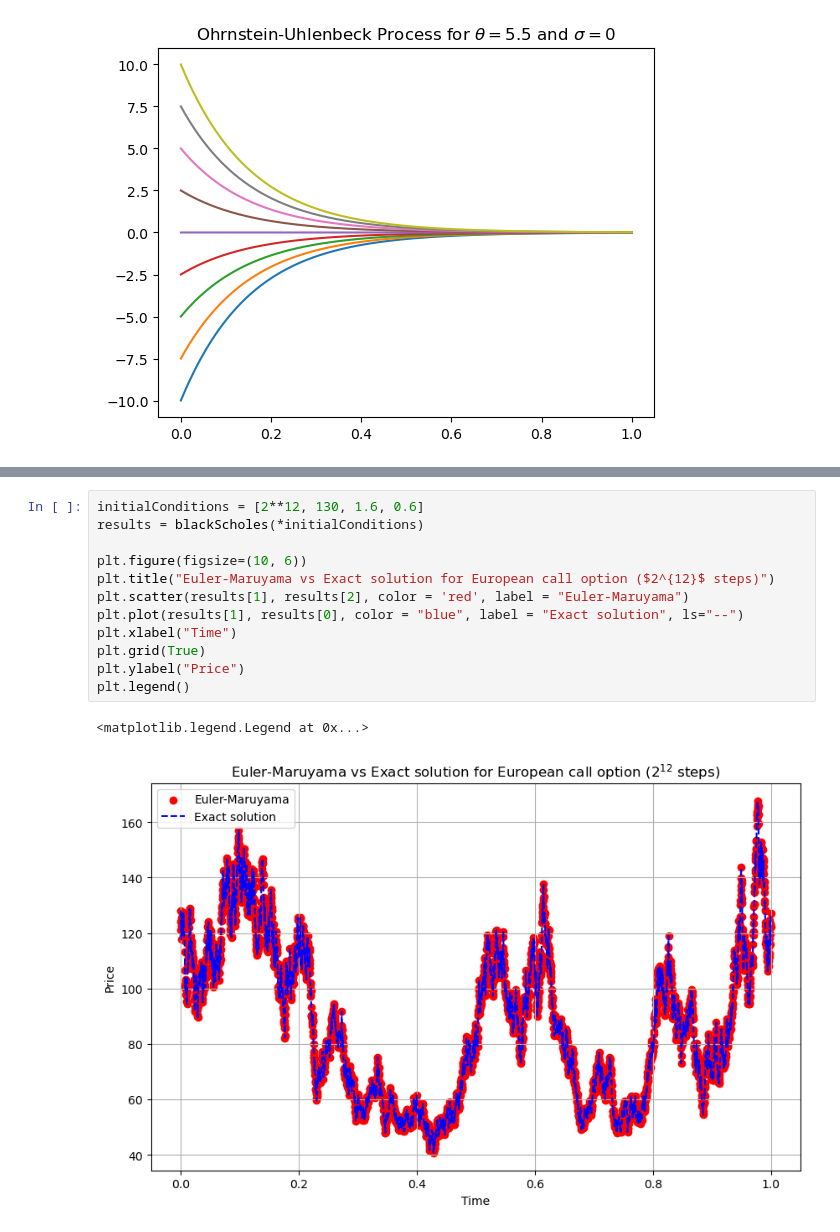
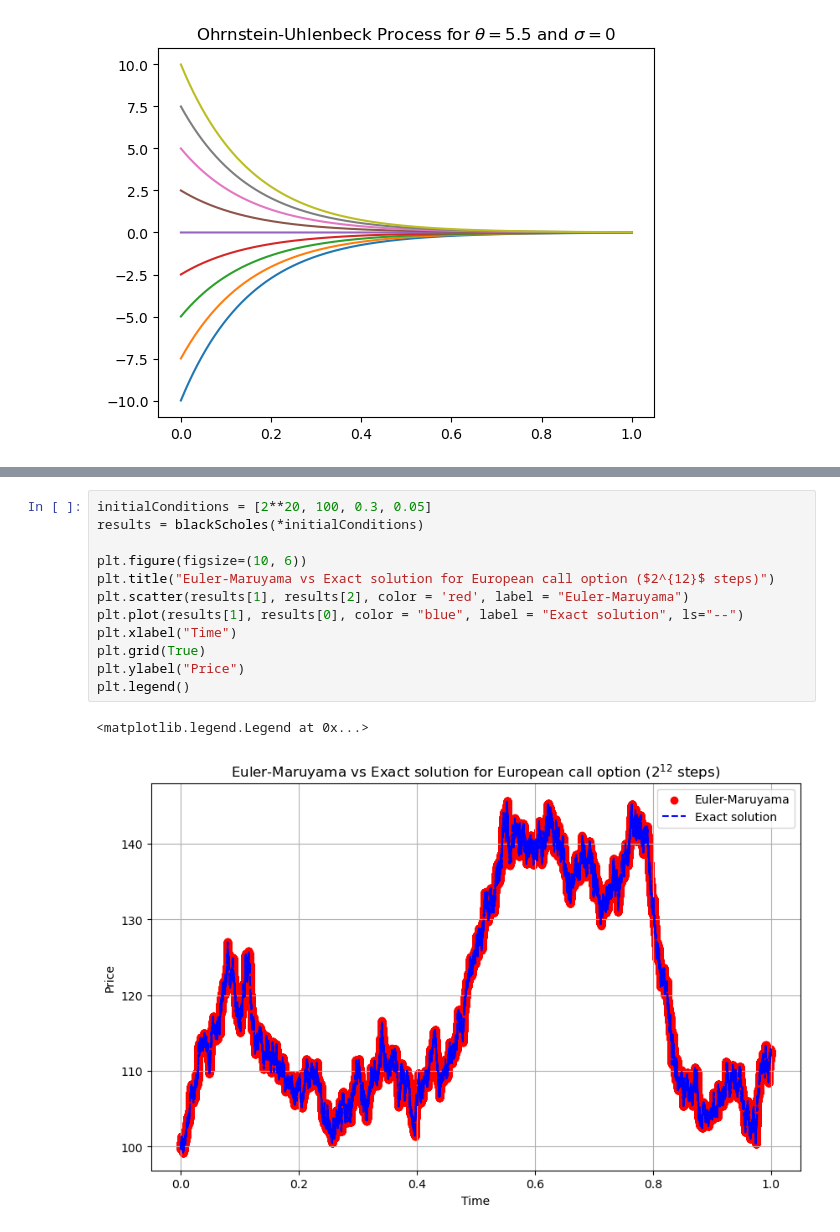
Before and after one commit to asandonato1/stochasticDiffEQs, a Jupyter notebook: blackScholes_eulerMaruyama.ipynb, the cells around one changed output, grey strips where cells are left out. Cells and saved outputs as stored; diff of their text form.

```diff
--- a/blackScholes_eulerMaruyama.ipynb
+++ b/blackScholes_eulerMaruyama.ipynb
@@ -42,17 +42,17 @@ Text(0.5, 1.0, 'Ohrnstein-Uhlenbeck Process for $\\theta = 6.5$ $\\sigma = 10.5$
 # %%
-initialConditions = [2**12, 130, 1.6, 0.6]
+initialConditions = [2**20, 100, 0.3, 0.05]
 results = blackScholes(*initialConditions)
 
 plt.figure(figsize=(10, 6))
 plt.title("Euler-Maruyama vs Exact solution for European call option ($2^{12}$ steps)")
 plt.scatter(results[1], results[2], color = 'red', label = "Euler-Maruyama")
 plt.plot(results[1], results[0], color = "blue", label = "Exact solution", ls="--")
 plt.xlabel("Time")
 plt.grid(True)
 plt.ylabel("Price")
 plt.legend()
 # %% [output]
 <matplotlib.legend.Legend at 0x...>
-[figure, old version]
+[figure, new version]
 # %%
 mse = sum(results[-1])/len(results[-1])
```
Also changed, not shown: parts of 12 cells of this notebook, 1 other file.
